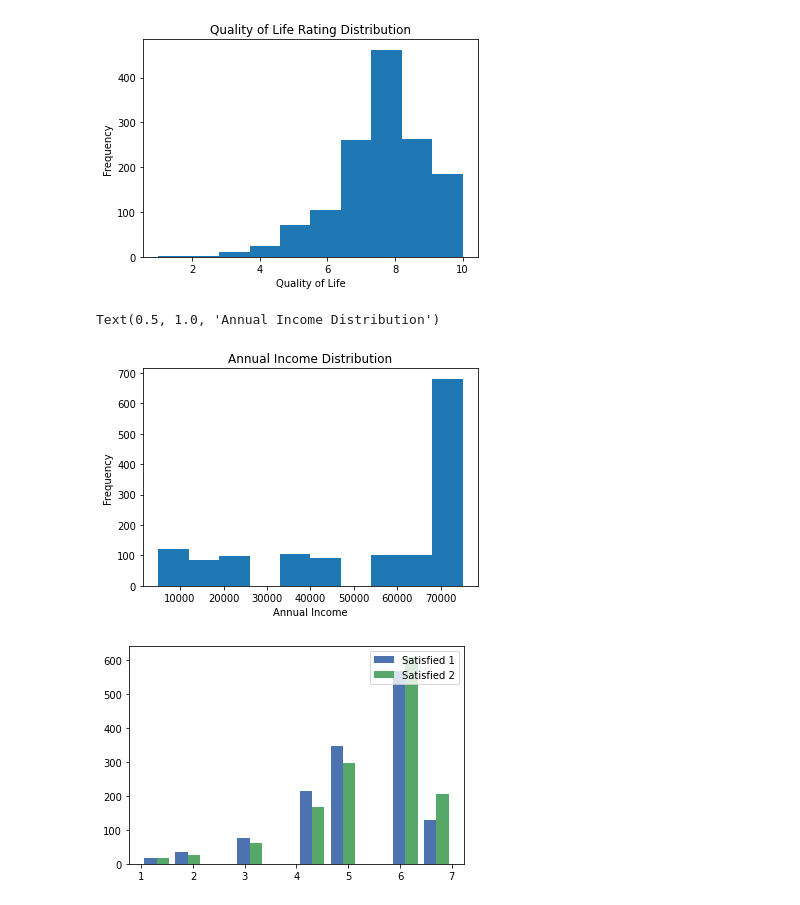
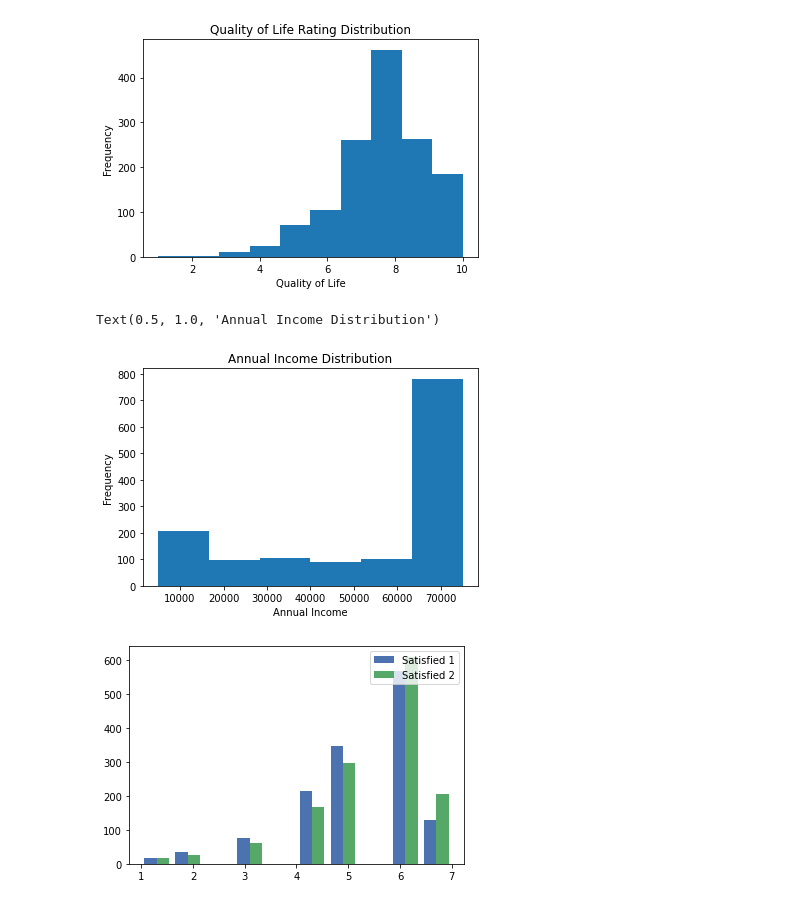
Before and after one commit to valerie-bit/senior-capstone, a Jupyter notebook: valerie-tseng-capstone-proposal.ipynb, the cells around one changed output. Drawn from its saved outputs; the diff is of its cells as text; code cells hidden in the pictures.

```diff
--- a/valerie-tseng-capstone-proposal.ipynb
+++ b/valerie-tseng-capstone-proposal.ipynb
@@ -13,4 +13,5 @@ In this notebook I'll be:
 import pandas as pd
 # %%
 #load csv file into dataframe
-entire_df = pd.read_csv('Final_Report_of_the_Asian_American_Quality_of_Life__AAQoL_.csv')
+
+entire_df = pd.read_csv("Final_Report_of_the_Asian_American_Quality_of_Life__AAQoL_ (1).csv")
@@ -102,14 +127,14 @@ plt.title("Quality of Life Rating Distribution")
 Text(0.5, 1.0, 'Quality of Life Rating Distribution')
 [figure]
 # %%
-plt.hist(final_df['Income'])
+plt.hist(final_df['Income'], bins = 6)
 plt.xlabel('Annual Income')
 plt.ylabel('Frequency')
 # displaying the title
 plt.title("Annual Income Distribution")
 # %% [output]
 Text(0.5, 1.0, 'Annual Income Distribution')
-[figure, old version]
+[figure, new version]
 # %%
 plt.style.use('seaborn-deep')
 
```
Also changed, not shown: parts of 9 cells of this notebook.
